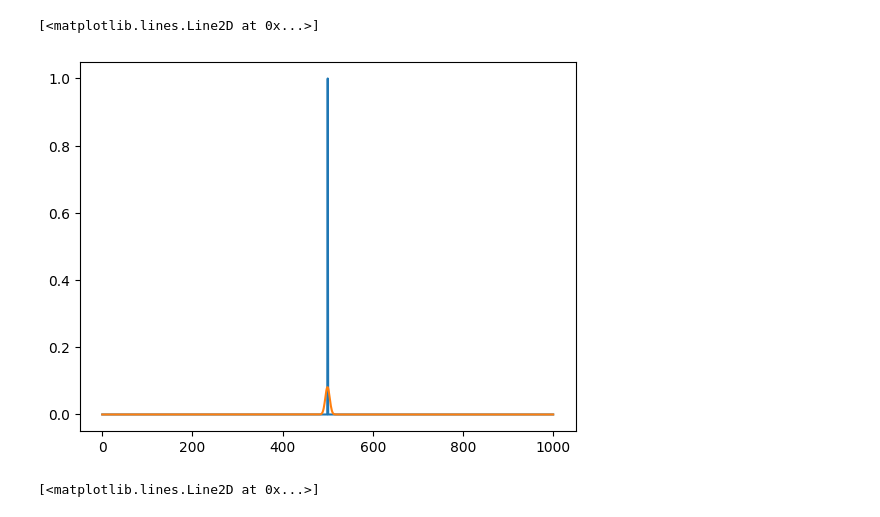
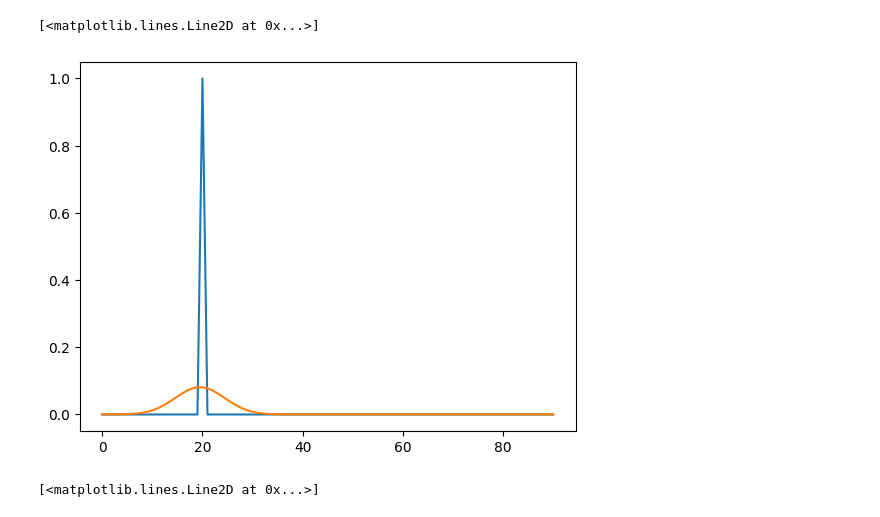
Before and after one commit to wision-lab/visionsim, a Jupyter notebook: visionsim/emulate/aspc/examples/backprop.ipynb, the cells around one changed output. Drawn from its saved outputs; the diff is of its cells as text; code cells hidden in the pictures.

```diff
--- a/visionsim/emulate/aspc/examples/backprop.ipynb
+++ b/visionsim/emulate/aspc/examples/backprop.ipynb
@@ -1,31 +1,31 @@
 # %%
+import matplotlib.pyplot as plt
 import torch
+import torch.nn.functional as F
 from torch import nn
 from torch.optim import lr_scheduler
-import matplotlib.pyplot as plt
-import torch.nn.functional as F
 
 # torch.manual_seed(0)
 # kernel = torch.randn(1, 1, 10).abs()
 # give me a gaussian kernel
 x = torch.linspace(0, 1, 50)
 mu = 0.5
 sigma = 0.1
 kernel = torch.exp(-0.5 * ((x - mu) / sigma) ** 2)
 kernel = kernel / kernel.sum()
 # conv1d expects weight shape [out_channels, in_channels, kernel_size]
 kernel = kernel.view(1, 1, -1)
-# rates = torch.rand(1, 1, 1000)
+# rates = torch.rand(1, 1, 90)
 # conv1d expects input shape [batch, channels, length]
-rates = torch.tensor([0.0] * 500 + [1.0] + [0.0] * 500).view(1, 1, -1)
+rates = torch.tensor([0.0] * 20 + [1.0] + [0.0] * 70).view(1, 1, -1)
 
 hist = torch.nn.functional.conv1d(rates, kernel, padding="same")
 
 plt.plot(rates.numpy().squeeze())
 plt.plot(hist.numpy().squeeze())
 # %% [output]
 [<matplotlib.lines.Line2D at 0x...>]
-[figure, old version]
+[figure, new version]
 # %%
 plt.plot(kernel.numpy().squeeze())
 # %% [output]
```
Also changed, not shown: parts of 2 cells of this notebook, 7 other files.
